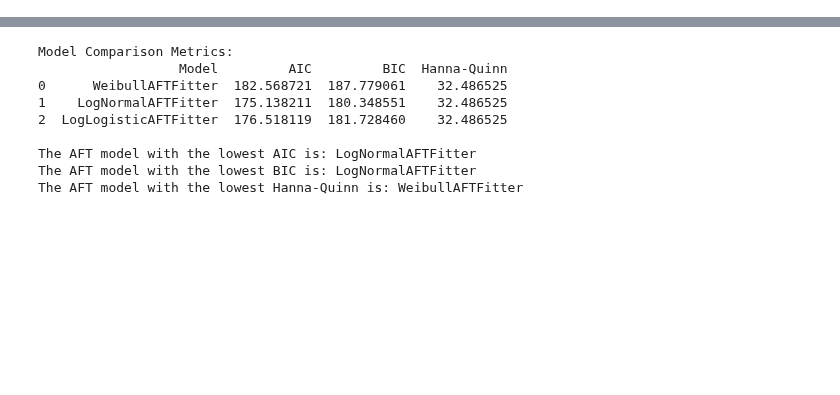
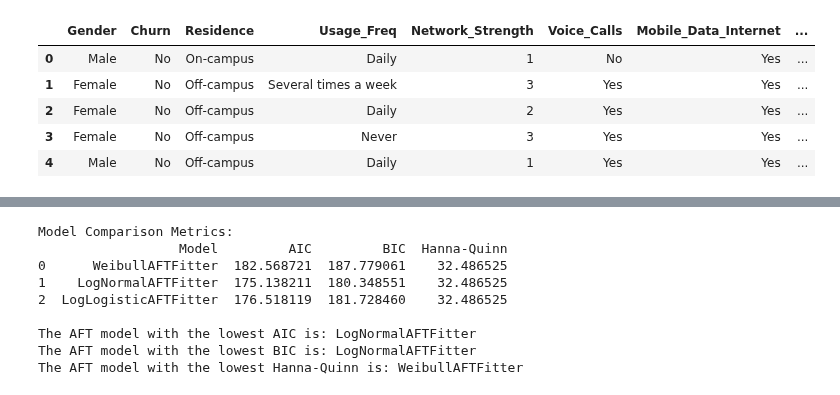
Before and after one commit to TravisBoltz/Decoding-Churn-Prediction-and-Student-Retention, a Jupyter notebook: Python Scripts/notebooks/Synthetic/random_sampling.ipynb, the cells around one changed output, grey strips where cells are left out. Saved outputs shown, nothing was run; the diff lists cells and outputs as text; code cells hidden in the pictures; blank space fills up the shorter version.

```diff
--- a/Python Scripts/notebooks/Synthetic/random_sampling.ipynb
+++ b/Python Scripts/notebooks/Synthetic/random_sampling.ipynb
@@ -51,34 +55,41 @@ def generate_responses(num_responses):
         # # insufficient_data_allowance = 'Yes' if churn == 'No' else random.choices(['Yes', 'No'], weights=[0.3, 0.7], k=1)[0]
         # unsatisfactory_customer_service = 'Yes' if churn == 'No' else random.choices(['Yes', 'No'], weights=[0.39, 0.61], k=1)[0]
         # high_costs_pricing = 'Yes' if churn == 'No' else random.choices(['Yes', 'No'], weights=[0.545, 0.455], k=1)[0]
         poor_network_quality_coverage = random.choices(['Yes', 'No'], weights=[0.704, 0.296], k=1)[0]
         # insufficient_data_allowance = random.choices(['Yes', 'No'], weights=[0.3, 0.7], k=1)[0]
         unsatisfactory_customer_service = random.choices(['Yes', 'No'], weights=[0.39, 0.61], k=1)[0]
         high_costs_pricing = random.choices(['Yes', 'No'], weights=[0.545, 0.455], k=1)[0]
 
 
 
         # Determine churn level
         churn_level = random.randint(1, 3) if churn == 'Yes' else 4
 
         responses.append([gender, churn, residence, usage_frequency_value, network_strength_value, voice_calls_value, mobile_data_internet_value, sms_text_messaging_value, data_allowance_exhaustion_value, other_networks_values, poor_network_quality_coverage, unsatisfactory_customer_service, high_costs_pricing, monthly_data_usage, churn_level])
 
     return responses
 
 # Generate synthetic responses for a sample size of 338
 sample_size = 338
 responses = generate_responses(sample_size)
 
 # Create a DataFrame from the synthetic responses
 columns = ['Gender' ,'Churn', 'Residence', 'Usage_Freq', 'Network_Strength', 'Voice_Calls', 'Mobile_Data_Internet', 'SMS_Text_Messaging', 'Data_Exhaustion','Multiple_Networks', 'Poor_Network_Quality_Coverage', 'Unsatisfactory_Customer_Service', 'High_Costs_Pricing', 'Monthly_Data_Usage', 'Churn_Level']
 
 data = pd.DataFrame(responses, columns=columns)
 
 # Display the DataFrame
 (data.head())
 
 # Optional: Save the synthetic responses to a CSV file
-data.to_csv('sampleData.csv', index=False)
+# data.to_csv('sampleData.csv', index=False)
+# %% [output]
+|  | Gender | Churn | Residence | Usage_Freq | Network_Strength | Voice_Calls | Mobile_Data_Internet | ... |
+| 0 | Male | No | On-campus | Daily | 1 | No | Yes | ... |
+| 1 | Female | No | Off-campus | Several times a week | 3 | Yes | Yes | ... |
+| 2 | Female | No | Off-campus | Daily | 2 | Yes | Yes | ... |
+| 3 | Female | No | Off-campus | Never | 3 | Yes | Yes | ... |
+| 4 | Male | No | Off-campus | Daily | 1 | Yes | Yes | ... |
 # %%
 # import random
 # import pandas as pd
```
Also changed, not shown: parts of 17 cells of this notebook, 1 other file.
